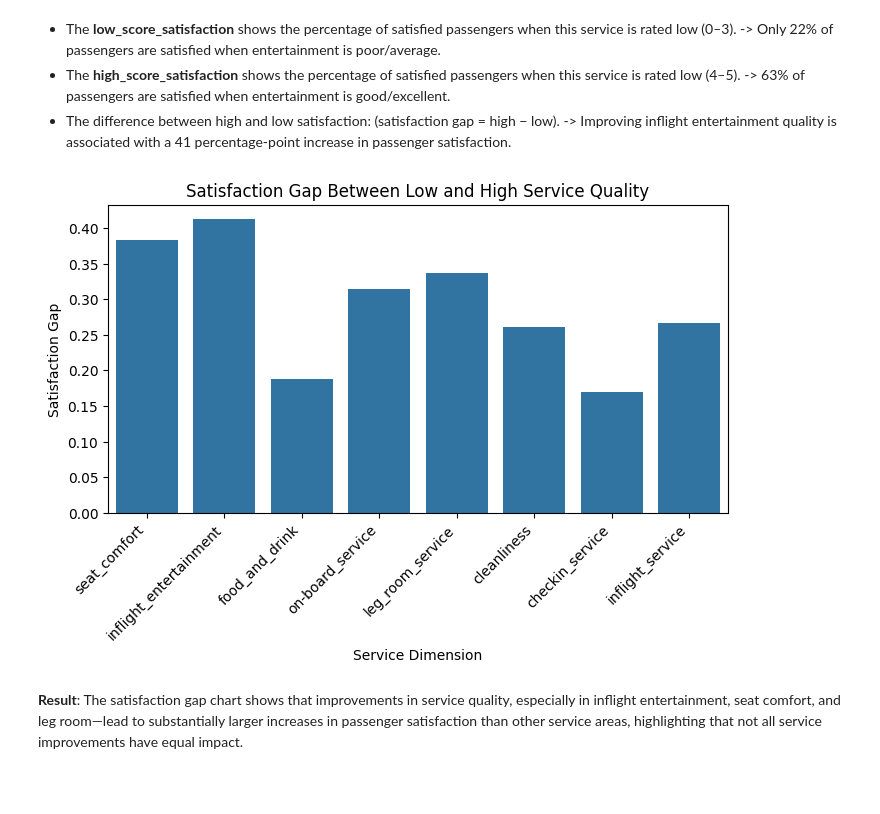
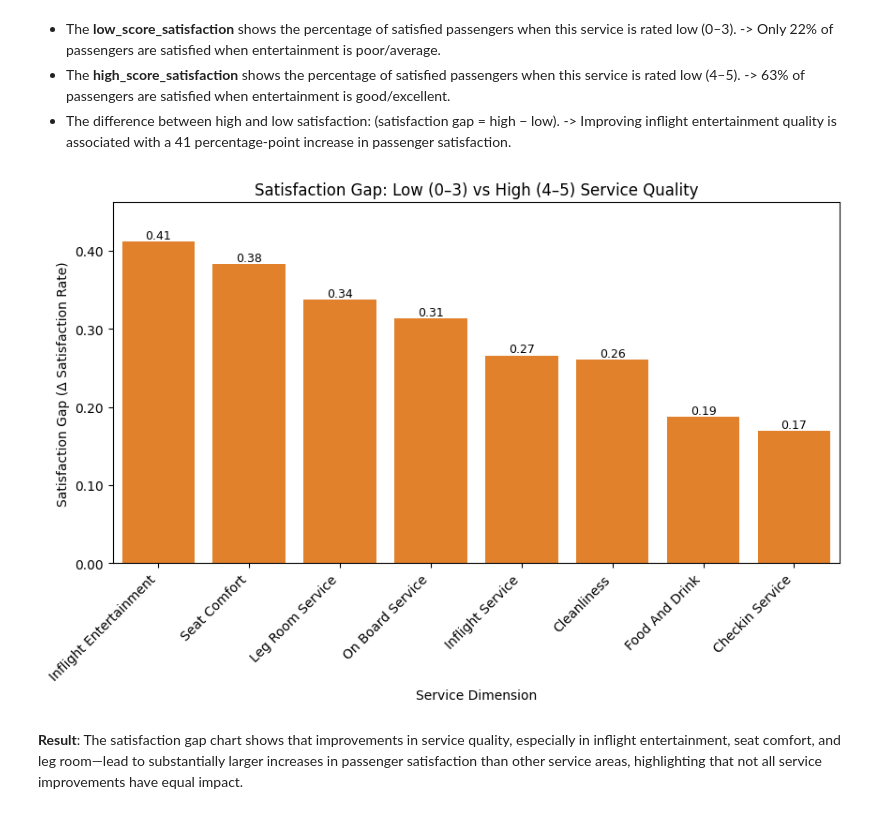
Before and after one commit to ghazal-hassanzadeh/Airline_Passenger_Satisfaction_Project, a Jupyter notebook: notebooks/EDA.ipynb, the cells around one changed output. Cells and saved outputs as stored; diff of their text form; code cells hidden in the pictures; blank space fills up the shorter version.

```diff
--- a/notebooks/EDA.ipynb
+++ b/notebooks/EDA.ipynb
@@ -10,7 +10,7 @@ import matplotlib.pyplot as plt
 import seaborn as sns
 # %%
 # Loading data
-df = pd.read_csv("../data/clean/clean_dataset.csv")
+df = pd.read_csv("../data/clean/clean_dataset.csv",sep=";",encoding="utf-8")
 # %%
 df.shape
 # %% [output]
@@ -374,21 +734,62 @@ service_impact_sumamry_df.sort_values("satisfaction_gap", ascending=False).reset
 # %%
 import matplotlib.ticker as mtick
 
-plt.figure(figsize=(8,4))
-sns.barplot(
-    data=service_impact_sumamry_df,
-    x="service",
-    y="satisfaction_gap"
+plot_df = service_impact_sumamry_df.copy()
+
+# keep only selected services
+plot_df = plot_df[plot_df["service"].isin(service_columns)]
+
+# sort by impact
+plot_df = plot_df.sort_values("satisfaction_gap", ascending=False)
+
+# make labels slide-friendly
+plot_df["service_label"] = (
+    plot_df["service"]
+    .str.replace("_", " ", regex=False)
+    .str.replace("-", " ", regex=False)
+    .str.title()
 )
 
-plt.title("Satisfaction Gap Between Low and High Service Quality")
+# ================================
+# Plot
+# ================================
+plt.figure(figsize=(10, 5))
+ax = sns.barplot(
+    data=plot_df,
+    x="service_label",
+    y="satisfaction_gap",
+    color=ORANGE
+)
+
+# value labels (2 decimals)
+for p in ax.patches:
+    h = p.get_height()
+    ax.annotate(
+        f"{h:.2f}",
+        (p.get_x() + p.get_width() / 2, h),
+        ha="center",
+        va="bottom",
+        fontsize=9
+    )
+
+# formatting
+plt.title("Satisfaction Gap: Low (0–3) vs High (4–5) Service Quality")
 plt.xlabel("Service Dimension")
-plt.ylabel("Satisfaction Gap")
+plt.ylabel("Satisfaction Gap (Δ Satisfaction Rate)")
+ax.yaxis.set_major_formatter(mtick.FormatStrFormatter('%.2f'))
+plt.xticks(rotation=45, ha="right")
 
-plt.gca().yaxis.set_major_formatter(mtick.FormatStrFormatter('%.2f'))
-plt.xticks(rotation=45, ha="right")
+# leave space for labels
+plt.ylim(0, plot_df["satisfaction_gap"].max() + 0.05)
+
+# ================================
+# Save
+# ================================
+file_path = FIGURES_DIR / "service_impact_featured_services.png"
+plt.savefig(file_path, dpi=300, bbox_inches="tight")
+
 plt.show()
 # %% [output]
-[figure, old version]
+[figure, new version]
 # %% [markdown]
 **Result**: The satisfaction gap chart shows that improvements in service quality, especially in inflight entertainment, seat comfort, and leg room—lead to substantially larger increases in passenger satisfaction than other service areas, highlighting that not all service improvements have equal impact.
```
Also changed, not shown: parts of 71 cells of this notebook, 3 other files.
